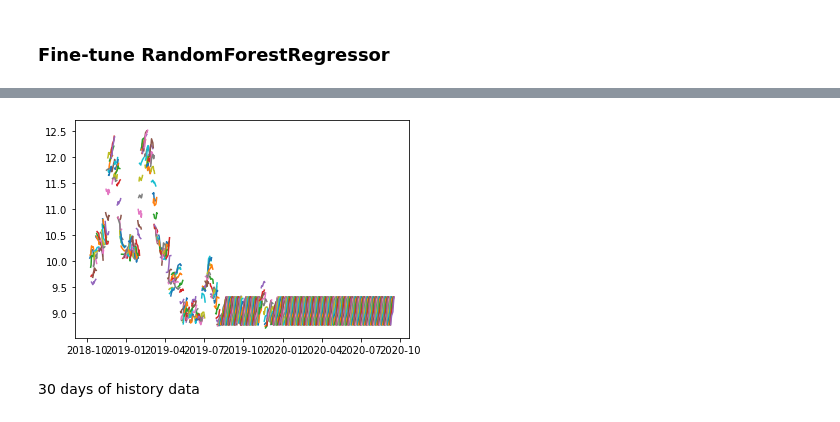
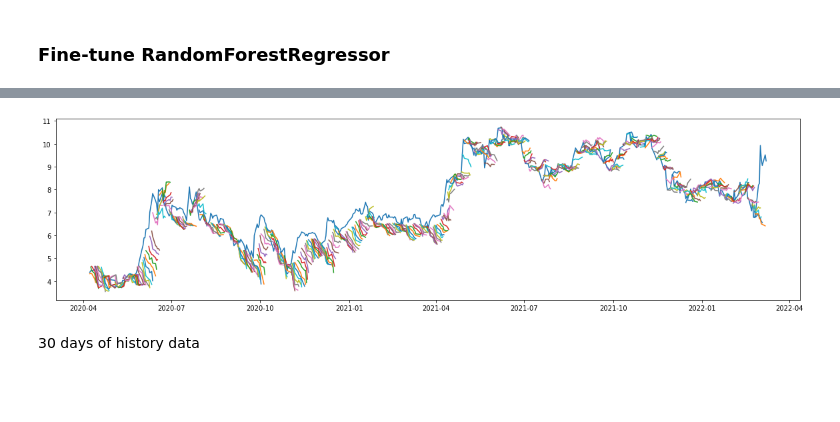
Before and after one commit to WeijiaYin/stock-market, a Jupyter notebook: Random Forest.ipynb, the cells around one changed output, grey strips where cells are left out. Saved outputs shown, nothing was run; the diff lists cells and outputs as text; code cells hidden in the pictures; blank space fills up the shorter version.

```diff
--- a/Random Forest.ipynb
+++ b/Random Forest.ipynb
@@ -5,6 +5,7 @@ import numpy as np
 from sklearn import svm
 import pandas as pd
 import matplotlib.pyplot as plt
+plt.rcParams["figure.figsize"] = (20,5)
 from sklearn.metrics import mean_squared_error, mean_absolute_error
 from sklearn.preprocessing import MinMaxScaler
 from sklearn.model_selection import train_test_split, GridSearchCV, TimeSeriesSplit, RandomizedSearchCV
@@ -295,11 +296,14 @@ RMSE = 2.2359214770789166
 # %%
 data = df.loc[test_split_idx+1:].Data
+x_truth = data;
+y_truth = test_df['Otwarcie_1day'];
+plt.plot(x_truth, y_truth);
 for i in range(len(y_pred)-7):
     x = data[i:i+7].tolist()
     y = y_pred[i]
     plt.plot(x, y)
 # %% [output]
-[figure, old version]
+[figure, new version]
 # %% [markdown]
 30 days of history data
 # %%
```
Also changed, not shown: parts of 9 cells of this notebook, 5 other files.
